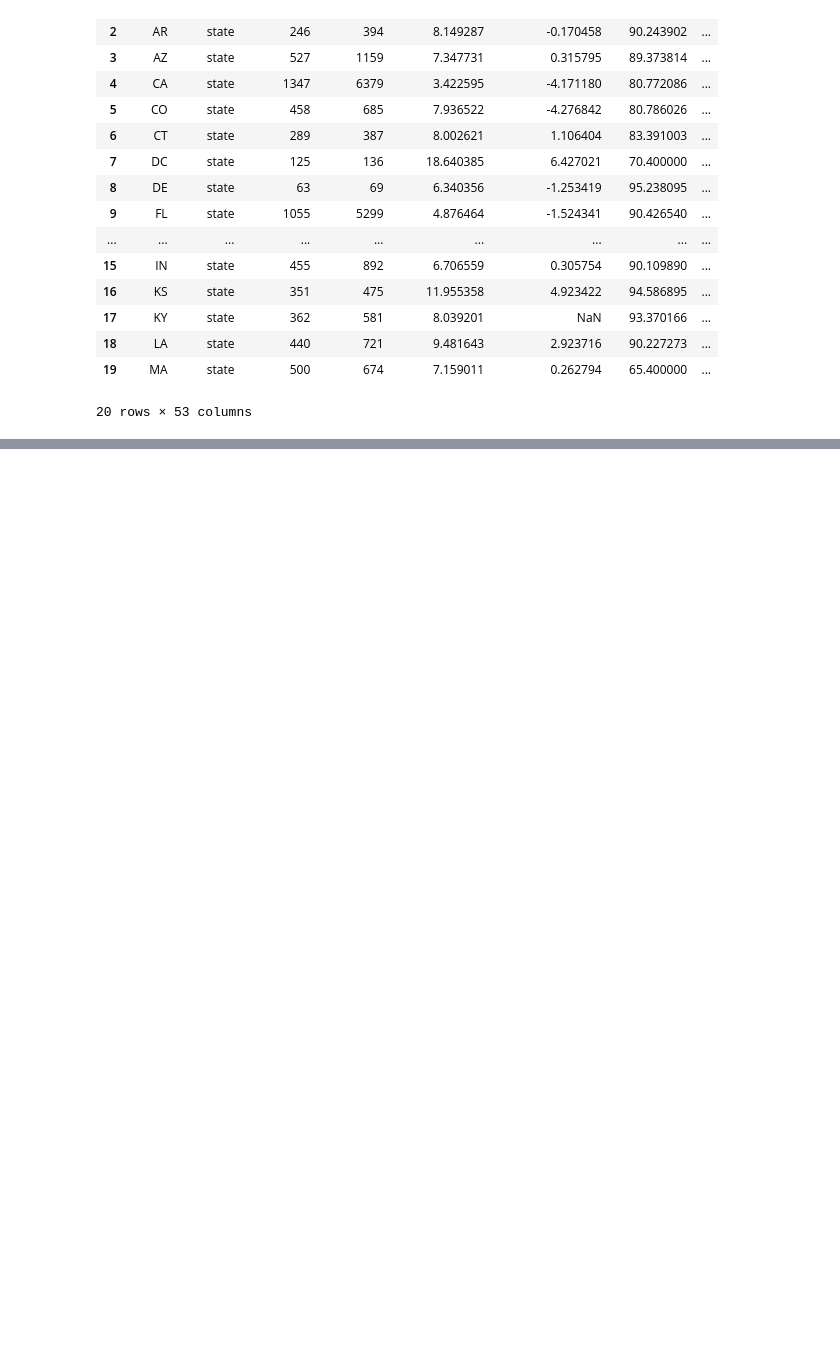
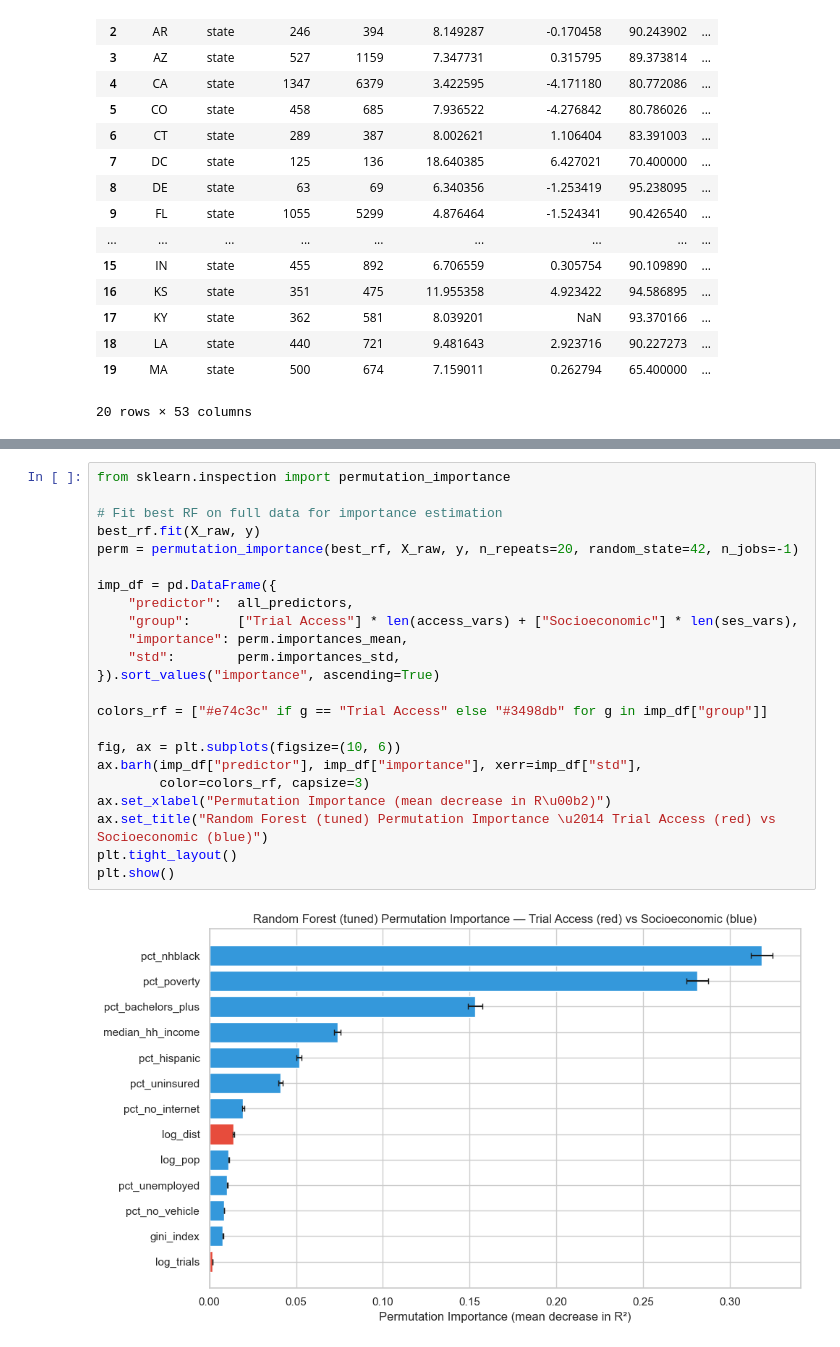
Before and after one commit to shifosss/JSC370-Midterm-Proj, a Jupyter notebook: option-c-trial-access/product/option-c.ipynb, the cells around one changed output, grey strips where cells are left out. Cells and saved outputs as stored; diff of their text form; blank space fills up the shorter version.

```diff
--- a/option-c-trial-access/product/option-c.ipynb
+++ b/option-c-trial-access/product/option-c.ipynb
@@ -2331,0 +2581,25 @@ dtype: int64
+# %%
+from sklearn.inspection import permutation_importance
+
+# Fit best RF on full data for importance estimation
+best_rf.fit(X_raw, y)
+perm = permutation_importance(best_rf, X_raw, y, n_repeats=20, random_state=42, n_jobs=-1)
+
+imp_df = pd.DataFrame({
+    "predictor":  all_predictors,
+    "group":      ["Trial Access"] * len(access_vars) + ["Socioeconomic"] * len(ses_vars),
+    "importance": perm.importances_mean,
+    "std":        perm.importances_std,
+}).sort_values("importance", ascending=True)
+
+colors_rf = ["#e74c3c" if g == "Trial Access" else "#3498db" for g in imp_df["group"]]
+
+fig, ax = plt.subplots(figsize=(10, 6))
+ax.barh(imp_df["predictor"], imp_df["importance"], xerr=imp_df["std"],
+        color=colors_rf, capsize=3)
+ax.set_xlabel("Permutation Importance (mean decrease in R\u00b2)")
+ax.set_title("Random Forest (tuned) Permutation Importance \u2014 Trial Access (red) vs Socioeconomic (blue)")
+plt.tight_layout()
+plt.show()
+# %% [output]
+[figure, added]
```
Also changed, not shown: parts of 26 cells of this notebook, 22 other files.
